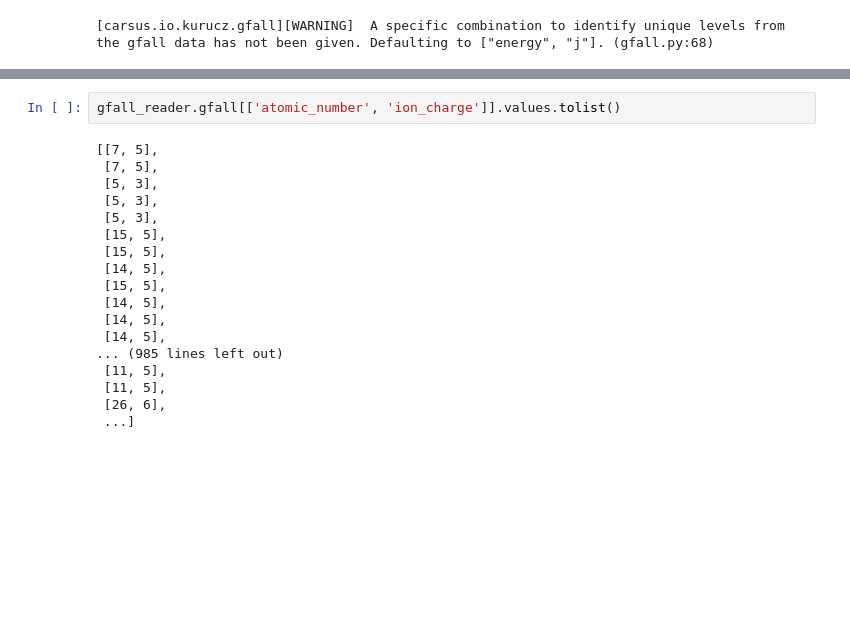
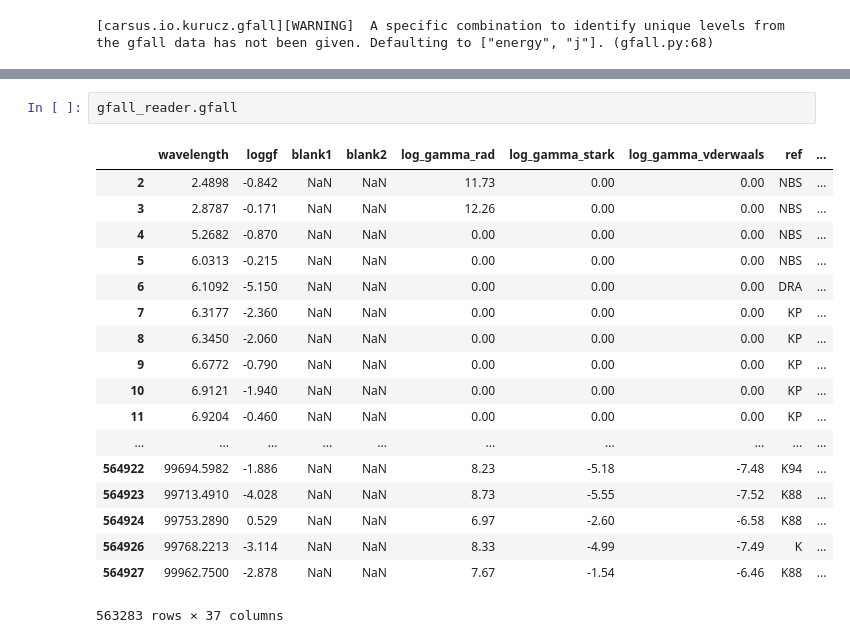
Before and after one commit to ymatsumu/carsus, a Jupyter notebook: docs/io/kurucz/reading_gfall.ipynb, the cells around one changed output, grey strips where cells are left out. Cells and saved outputs as stored; diff of their text form; blank space fills up the shorter version.

```diff
--- a/docs/io/kurucz/reading_gfall.ipynb
+++ b/docs/io/kurucz/reading_gfall.ipynb
@@ -67,20 +35,21 @@ lines
 # %%
-gfall_reader.gfall[['atomic_number', 'ion_charge']].values.tolist()
+gfall_reader.gfall
 # %% [output]
+|  | wavelength | loggf | blank1 | blank2 | log_gamma_rad | log_gamma_stark | log_gamma_vderwaals | ref | ... |
+| 2 | 2.4898 | -0.842 | NaN | NaN | 11.73 | 0.00 | 0.00 | NBS | ... |
+| 3 | 2.8787 | -0.171 | NaN | NaN | 12.26 | 0.00 | 0.00 | NBS | ... |
+| 4 | 5.2682 | -0.870 | NaN | NaN | 0.00 | 0.00 | 0.00 | NBS | ... |
+| 5 | 6.0313 | -0.215 | NaN | NaN | 0.00 | 0.00 | 0.00 | NBS | ... |
+| 6 | 6.1092 | -5.150 | NaN | NaN | 0.00 | 0.00 | 0.00 | DRA | ... |
+| 7 | 6.3177 | -2.360 | NaN | NaN | 0.00 | 0.00 | 0.00 | KP | ... |
+| 8 | 6.3450 | -2.060 | NaN | NaN | 0.00 | 0.00 | 0.00 | KP | ... |
+| 9 | 6.6772 | -0.790 | NaN | NaN | 0.00 | 0.00 | 0.00 | KP | ... |
+| 10 | 6.9121 | -1.940 | NaN | NaN | 0.00 | 0.00 | 0.00 | KP | ... |
+| 11 | 6.9204 | -0.460 | NaN | NaN | 0.00 | 0.00 | 0.00 | KP | ... |
+| ... | ... | ... | ... | ... | ... | ... | ... | ... | ... |
+| 564922 | 99694.5982 | -1.886 | NaN | NaN | 8.23 | -5.18 | -7.48 | K94 | ... |
+| 564923 | 99713.4910 | -4.028 | NaN | NaN | 8.73 | -5.55 | -7.52 | K88 | ... |
+| 564924 | 99753.2890 | 0.529 | NaN | NaN | 6.97 | -2.60 | -6.58 | K88 | ... |
+| 564926 | 99768.2213 | -3.114 | NaN | NaN | 8.33 | -4.99 | -7.49 | K | ... |
+| 564927 | 99962.7500 | -2.878 | NaN | NaN | 7.67 | -1.54 | -6.46 | K88 | ... |
-[[7, 5],
- [7, 5],
- [5, 3],
- [5, 3],
- [5, 3],
- [15, 5],
- [15, 5],
- [14, 5],
- [15, 5],
- [14, 5],
- [14, 5],
- [14, 5],
-... (985 lines left out)
- [11, 5],
- [11, 5],
- [26, 6],
- ...]
+563283 rows × 37 columns
```
Also changed, not shown: parts of 14 cells of this notebook.
